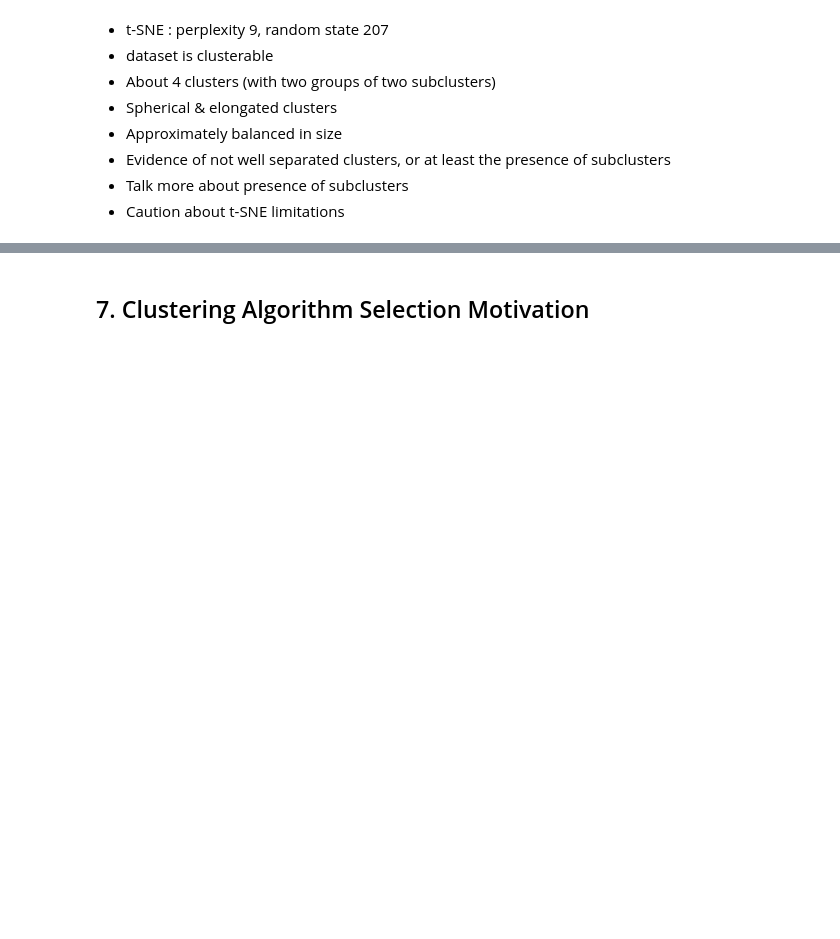
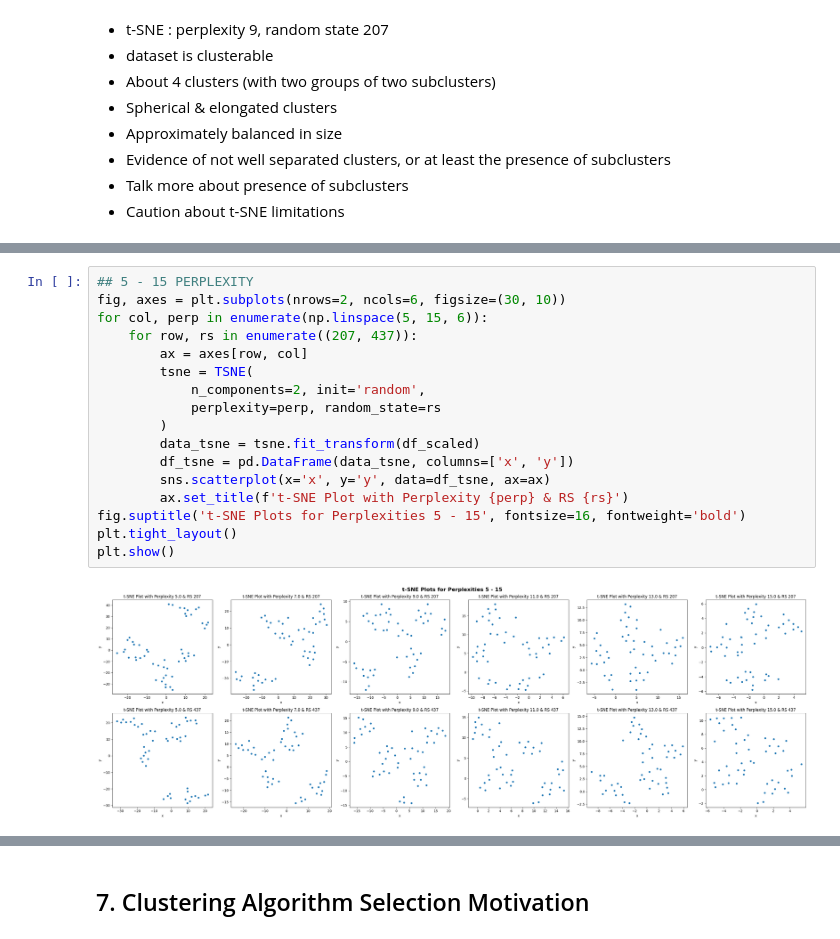
Before and after one commit to BenLeidig/stat437-project, a Jupyter notebook: project_template.ipynb, the cells around one changed output, grey strips where cells are left out. Saved outputs shown, nothing was run; the diff lists cells and outputs as text; blank space fills up the shorter version.

```diff
--- a/project_template.ipynb
+++ b/project_template.ipynb
@@ -160,0 +201,19 @@ Understanding the t-SNE algorithm
+# %%
+## 5 - 15 PERPLEXITY
+fig, axes = plt.subplots(nrows=2, ncols=6, figsize=(30, 10))
+for col, perp in enumerate(np.linspace(5, 15, 6)):
+    for row, rs in enumerate((207, 437)):
+        ax = axes[row, col]
+        tsne = TSNE(
+            n_components=2, init='random',
+            perplexity=perp, random_state=rs
+        )
+        data_tsne = tsne.fit_transform(df_scaled)
+        df_tsne = pd.DataFrame(data_tsne, columns=['x', 'y'])
+        sns.scatterplot(x='x', y='y', data=df_tsne, ax=ax)
+        ax.set_title(f't-SNE Plot with Perplexity {perp} & RS {rs}')
+fig.suptitle('t-SNE Plots for Perplexities 5 - 15', fontsize=16, fontweight='bold')
+plt.tight_layout()
+plt.show()
+# %% [output]
+[figure, added]
```
Also changed, not shown: parts of 6 cells of this notebook.
